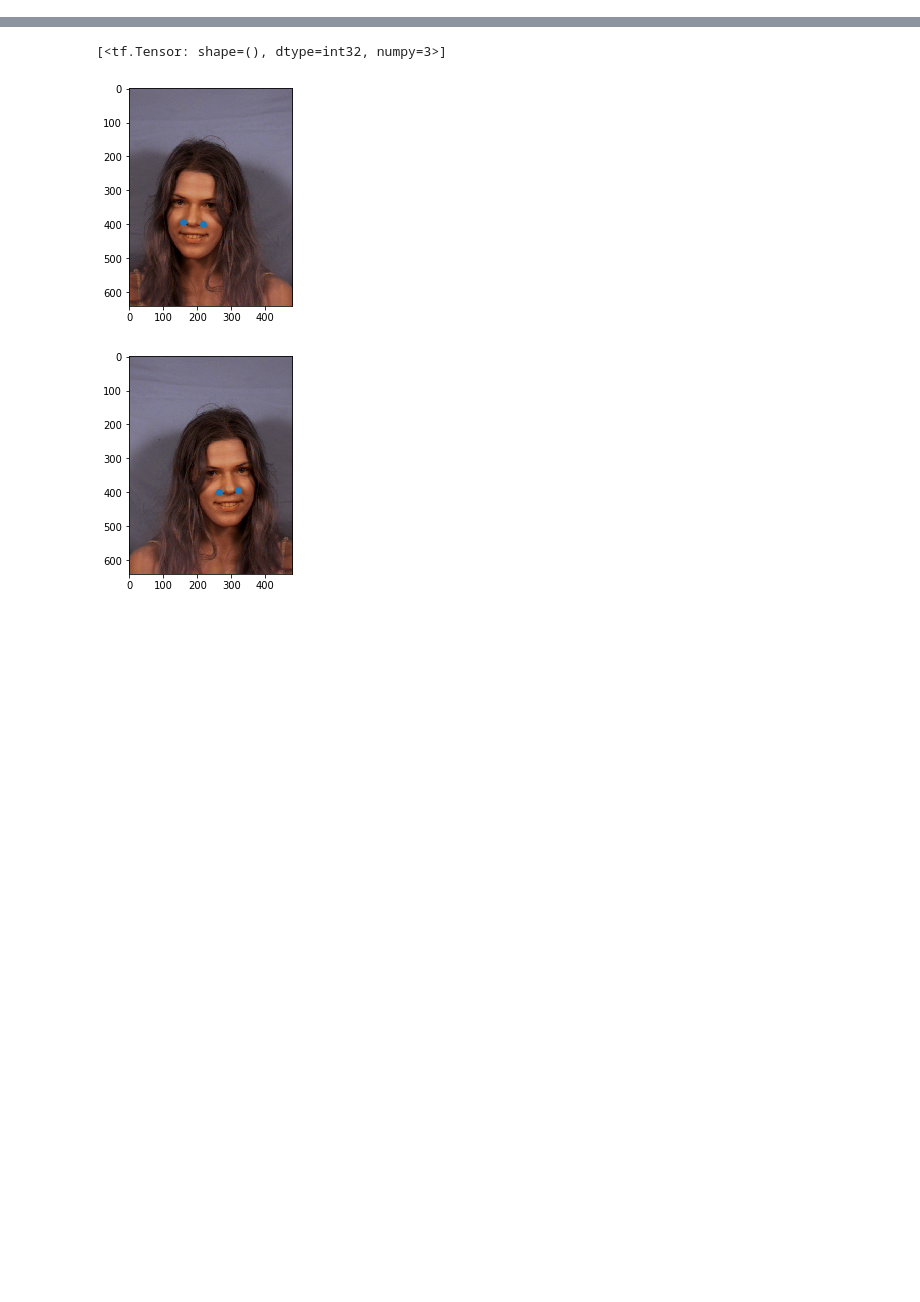
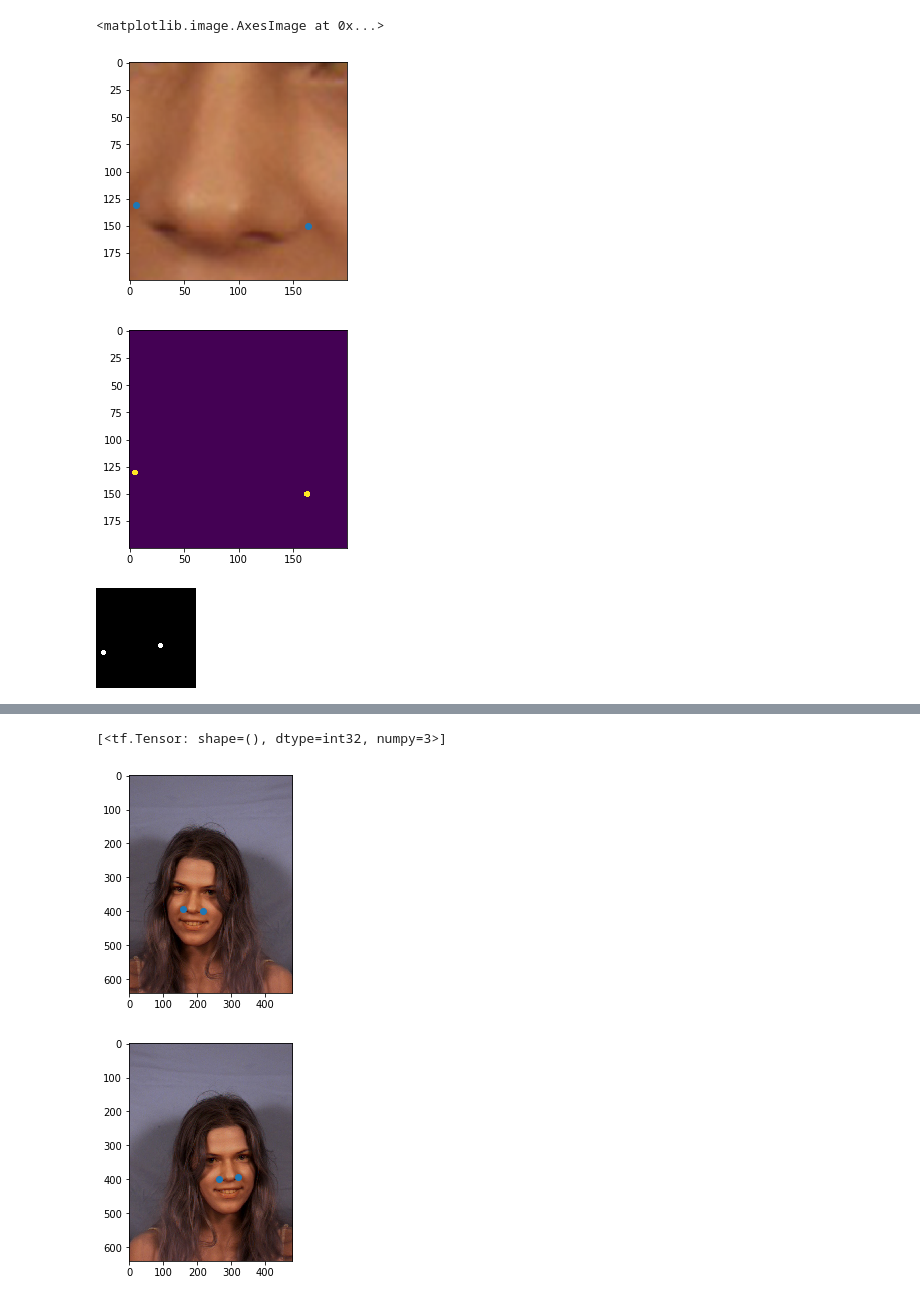
Before and after one commit to doc-E-brown/embc_2020, a Jupyter notebook: notebooks/Untitled1.ipynb, the cells around one changed output, grey strips where cells are left out. Drawn from its saved outputs; the diff is of its cells as text; code cells hidden in the pictures; blank space fills up the shorter version.

```diff
--- a/notebooks/Untitled1.ipynb
+++ b/notebooks/Untitled1.ipynb
@@ -19,4 +20,15 @@ rect = list(boxes['i000qa-fn.jpg'])
 # rect[1] /= img.shape[0]
 # rect[2] /= img.shape[1]
 # rect[3] /= img.shape[0]
-rect = rect[:2]
+# %%
+x, y = augment_data(img, coords, rect, size=200, jit_rate=5)
+mask = create_mask(y, x.shape[0], x.shape[1])
+
+plt.imshow(x.astype(np.uint8))
+plt.scatter(y[:,0], y[:,1])
+plt.figure()
+plt.imshow(mask)
+# %% [output]
+<matplotlib.image.AxesImage at 0x...>
+[figure, added]
+[figure, added]
@@ -30,3 +70,25 @@ coords = tf.convert_to_tensor(coords, dtype=tf.float32)
 rect = tf.convert_to_tensor(rect, dtype=tf.float32)
 
 x, y = img, coords
+# %%
+def create_mask(x, y, radius=2):
+
+    mask = Image.new("L", (x.shape[0], x.shape[1]))
+    draw = ImageDraw.Draw(mask)
+
+    for _y in y:
+
+        draw.ellipse(
+            [
+                _y[0] - radius, _y[1] - radius,
+                _y[0] + radius, _y[1] + radius
+            ],
+            fill='white',
+            outline='white'
+        )
+
+    return mask
+
+create_mask(x_crop[0], y_crop[0])
+# %% [output]
+[figure, added]
```
Also changed, not shown: parts of 9 cells of this notebook, 6 other files.
